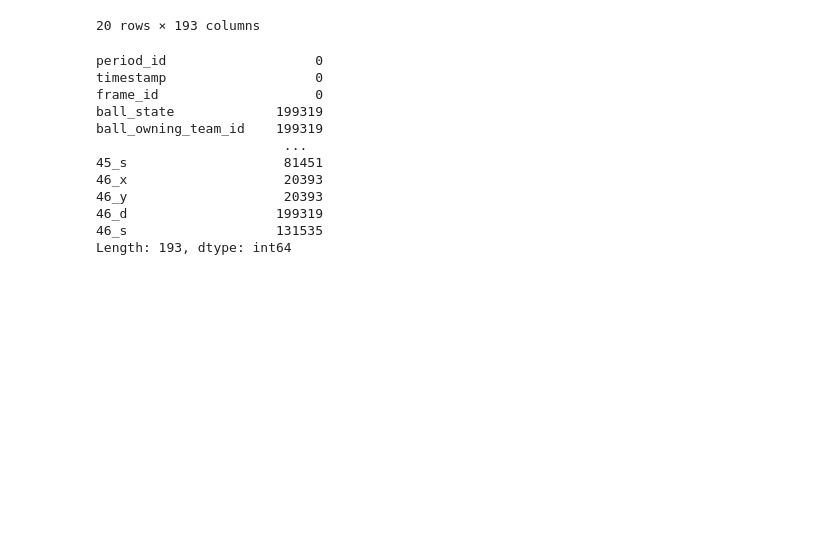
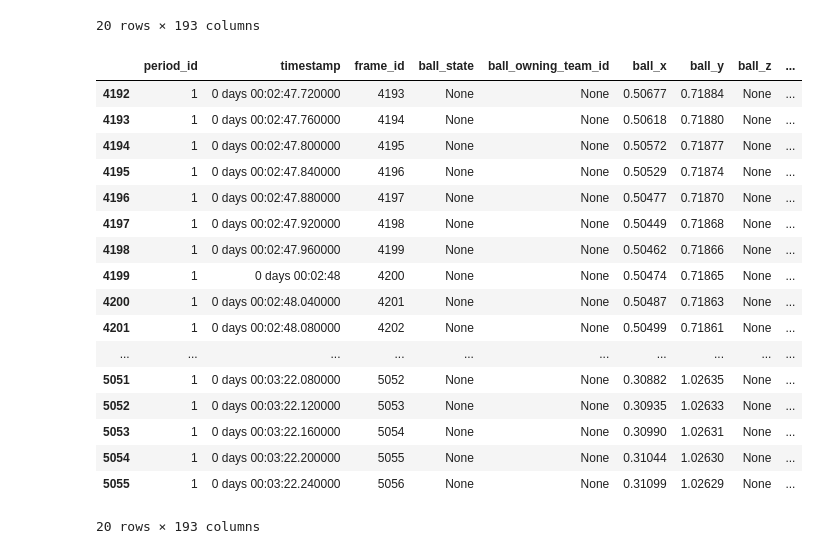
Before and after one commit to Rakeshkumar-dhanarasu/more-than-a-hack-2027, a Jupyter notebook: trial_room/readFiles.ipynb, the cells around one changed output. Drawn from its saved outputs; the diff is of its cells as text; code cells hidden in the pictures; blank space fills up the shorter version.

```diff
--- a/trial_room/readFiles.ipynb
+++ b/trial_room/readFiles.ipynb
@@ -36,21 +36,26 @@ frame_df.head(20)
 | 19 | 1 | 0 days 00:00:00.800000 | 20 | None | None | NaN | NaN | None | ... |
 20 rows × 193 columns
 # %%
-# frame_df['5_d'].value_counts(dropna=False)
-print(frame_df.isnull().sum())
+frame_df[(frame_df['ball_x'].notna())&(frame_df['ball_y'].notna())].head(20)
 # %% [output]
+|  | period_id | timestamp | frame_id | ball_state | ball_owning_team_id | ball_x | ball_y | ball_z | ... |
+| 4192 | 1 | 0 days 00:02:47.720000 | 4193 | None | None | 0.50677 | 0.71884 | None | ... |
+| 4193 | 1 | 0 days 00:02:47.760000 | 4194 | None | None | 0.50618 | 0.71880 | None | ... |
+| 4194 | 1 | 0 days 00:02:47.800000 | 4195 | None | None | 0.50572 | 0.71877 | None | ... |
+| 4195 | 1 | 0 days 00:02:47.840000 | 4196 | None | None | 0.50529 | 0.71874 | None | ... |
+| 4196 | 1 | 0 days 00:02:47.880000 | 4197 | None | None | 0.50477 | 0.71870 | None | ... |
+| 4197 | 1 | 0 days 00:02:47.920000 | 4198 | None | None | 0.50449 | 0.71868 | None | ... |
+| 4198 | 1 | 0 days 00:02:47.960000 | 4199 | None | None | 0.50462 | 0.71866 | None | ... |
+| 4199 | 1 | 0 days 00:02:48 | 4200 | None | None | 0.50474 | 0.71865 | None | ... |
+| 4200 | 1 | 0 days 00:02:48.040000 | 4201 | None | None | 0.50487 | 0.71863 | None | ... |
+| 4201 | 1 | 0 days 00:02:48.080000 | 4202 | None | None | 0.50499 | 0.71861 | None | ... |
+| ... | ... | ... | ... | ... | ... | ... | ... | ... | ... |
+| 5051 | 1 | 0 days 00:03:22.080000 | 5052 | None | None | 0.30882 | 1.02635 | None | ... |
+| 5052 | 1 | 0 days 00:03:22.120000 | 5053 | None | None | 0.30935 | 1.02633 | None | ... |
+| 5053 | 1 | 0 days 00:03:22.160000 | 5054 | None | None | 0.30990 | 1.02631 | None | ... |
+| 5054 | 1 | 0 days 00:03:22.200000 | 5055 | None | None | 0.31044 | 1.02630 | None | ... |
+| 5055 | 1 | 0 days 00:03:22.240000 | 5056 | None | None | 0.31099 | 1.02629 | None | ... |
-period_id                   0
-timestamp                   0
-frame_id                    0
-ball_state             199319
-ball_owning_team_id    199319
-                        ...
-45_s                    81451
-46_x                    20393
-46_y                    20393
-46_d                   199319
-46_s                   131535
-Length: 193, dtype: int64
+20 rows × 193 columns
 # %%
 tree = ET.parse("more-than-a-hack-2027/data/broadcast/BAR-ATH_broadcast_atd.xml")
 root = tree.getroot()
```
Also changed, not shown: 5 other files.
